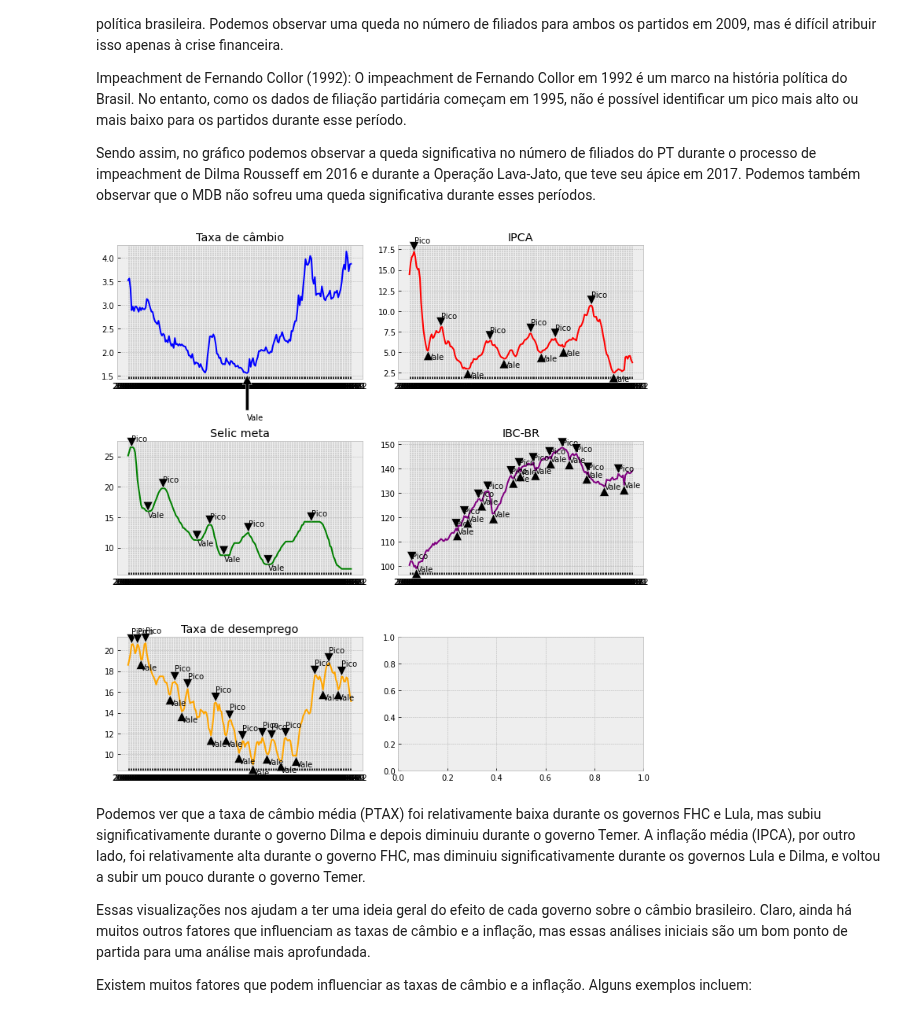
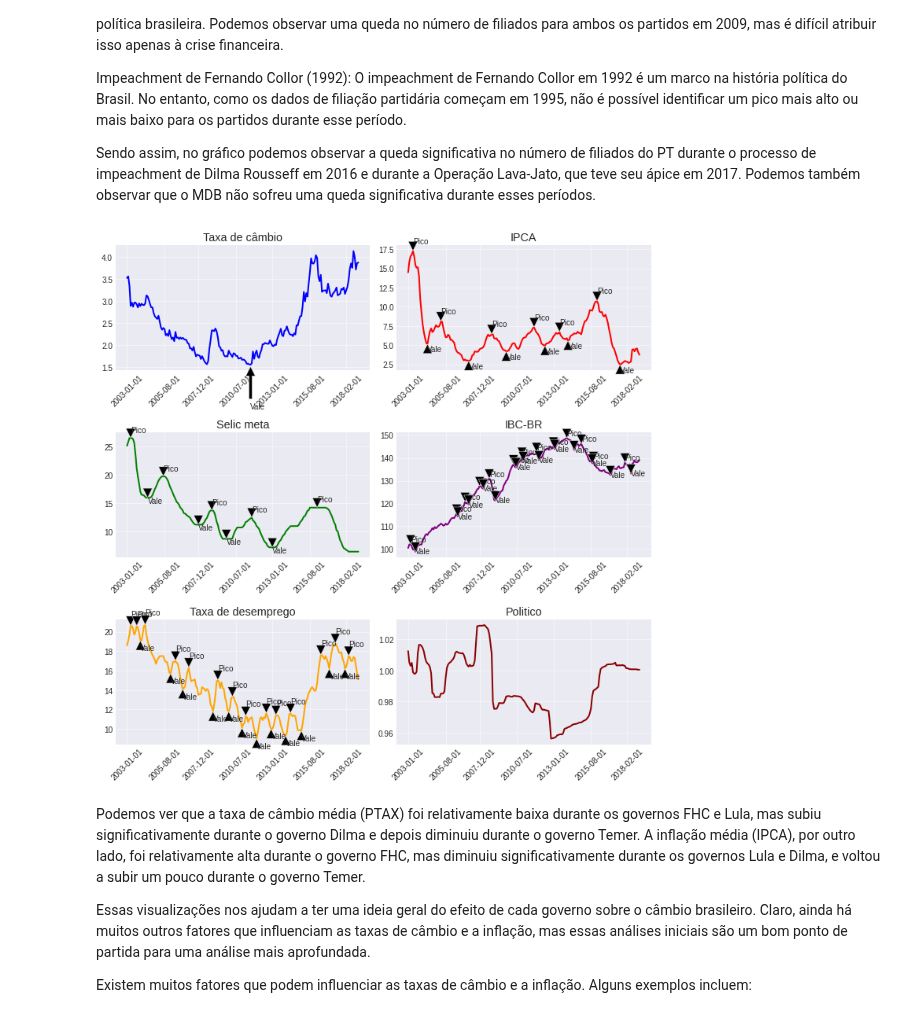
Before and after one commit to Leonardo-Dias-Up/Leonardo-Dias-Up, a Jupyter notebook: Economia_Brasileira_II.ipynb, the cells around one changed output. Saved outputs shown, nothing was run; the diff lists cells and outputs as text; code cells hidden in the pictures.

```diff
--- a/Economia_Brasileira_II.ipynb
+++ b/Economia_Brasileira_II.ipynb
@@ -26,9 +8,9 @@ Successfully installed ipeadatapy-0.1.9
 # %%
 import pandas as pd
 import numpy as np
-%matplotlib inline
 import matplotlib.pyplot as plt
 import matplotlib as mpl
+from matplotlib.dates import AutoDateLocator
 from scipy.signal import find_peaks
 from bcb import sgs
 from bcb import currency
@@ -42,7 +24,8 @@ from statsmodels.tsa.api import VAR
 from google.colab import auth
 from google.cloud import bigquery
 from google.oauth2 import service_account
-mpl.style.use('bmh')
+from sklearn.preprocessing import MinMaxScaler
+plt.style.use('seaborn-darkgrid')
 # %% [markdown]
 
 > Para analisar o efeito de cada governo do período mencionado sobre o câmbio brasileiro, podemos começar coletando e tratando os dados de duas séries temporais principais: a taxa de câmbio nominal (PTAX) e a taxa de câmbio real (IPCA).
@@ -121,10 +113,14 @@ df['partic_rel_sqr_PT'] = df['partic_rel_PT'] ** 2
 partic_acum_MDB = df['partic_acum_MDB']
 partic_acum_PT = df['partic_acum_PT']
 S = partic_acum_MDB.iloc[-1] + partic_acum_PT.iloc[-1]
-df['gini'] = 1 - (2*(df['partic_rel_MDB']*partic_acum_PT + df['partic_rel_sqr_MDB']*partic_acum_PT + df['partic_rel_PT']*partic_acum_MDB + df['partic_rel_sqr_PT']*partic_acum_MDB).cumsum() + (partic_acum_PT - partic_acum_MDB)*S) / S**2
+df['politico'] = 1 - (2*(df['partic_rel_MDB']*partic_acum_PT + df['partic_rel_sqr_MDB']*partic_acum_PT + df['partic_rel_PT']*partic_acum_MDB + df['partic_rel_sqr_PT']*partic_acum_MDB).cumsum() + (partic_acum_PT - partic_acum_MDB)*S) / S**2
 
-## Transforma as datas em objetos do tipo datetime
+# Transforma as datas em objetos do tipo datetime
 df.index = pd.to_datetime(df.index)
-total_filiados_por_partido = df
-total_filiados_por_partido.head()
+df_index = df.index.strftime('%Y-%m')
+total_partido = df
+total_partido = total_partido.reset_index()
+total_partido = total_partido.rename(columns={'index':'mes_ano'})
+total_partido['mes_ano'] = pd.to_datetime(total_partido['mes_ano']).dt.to_period('M')
+total_partido.head()
 # %% [output]
@@ -184,0 +133,13 @@ Index(['ptax', 'ipca', 'selic_meta', 'ibc', 'MDB', 'PT', 'total_filiados',
+# %%
+# Merge demais dataframes
+dados_economicos = ptax.merge(ipca, on='mes_ano').merge(selic_meta, on='mes_ano').merge(ibc, on='mes_ano').merge(desemprego, on='mes_ano').merge(total_partido, on='mes_ano')
+dados_economicos = dados_economicos.set_index('mes_ano')
+dados_economicos['politico'] = dados_economicos['politico'].astype(float)
+
+# Cria variáveis dummy para cada período governamental
+dados_economicos['lula'] = np.where((dados_economicos.index >= '2003-01') & (dados_economicos.index <= '2010-12'), 1, 0)
+dados_economicos['dilma'] = np.where((dados_economicos.index >= '2011-01') & (dados_economicos.index <= '2014-12'), 1, 0)
+dados_economicos['temer'] = np.where((dados_economicos.index >= '2018-12'), 1, 0)
+
+dados_economicos.index = dados_economicos.index.to_timestamp(freq='M').strftime('%Y-%m-01')
+dados_economicos[['lula', 'dilma', 'temer', 'ptax', 'ipca', 'selic_meta', 'ibc', 'desemprego', 'politico']].head()
@@ -317,43 +349,49 @@ Impeachment de Fernando Collor (1992): O impeachment de Fernando Collor em 1992
 Sendo assim, no gráfico podemos observar a queda significativa no número de filiados do PT durante o processo de impeachment de Dilma Rousseff em 2016 e durante a Operação Lava-Jato, que teve seu ápice em 2017. Podemos também observar que o MDB não sofreu uma queda significativa durante esses períodos.
 # %%
 # Define as variáveis a serem plotadas
-vars = ['ptax', 'ipca', 'selic_meta', 'ibc', 'desemprego']
+vars = ['ptax', 'ipca', 'selic_meta', 'ibc', 'desemprego', 'politico']
 
 # Define os nomes das variáveis a serem plotadas
-names = ['Taxa de câmbio', 'IPCA', 'Selic meta', 'IBC-BR', 'Taxa de desemprego']
+names = ['Taxa de câmbio', 'IPCA', 'Selic meta', 'IBC-BR', 'Taxa de desemprego', 'Politico']
 
 # Define as cores dos plots
-colors = ['blue', 'red', 'green', 'purple', 'orange']
+colors = ['blue', 'red', 'green', 'purple', 'orange','darkred']
 
 # Define a figura para plotagem
 fig, axs = plt.subplots(3, 2, figsize=(10, 10))
 
 # Cria um array unidimensional dos subplots
 axs = axs.ravel()
 
 # Faz um loop pelos subplots
 for i, ax in enumerate(axs):
     # Verifica se já percorreu todas as variáveis
     if i < len(vars):
         # Plota a série temporal
         ax.plot(dados_economicos[vars[i]], color=colors[i])
         ax.set_title(names[i])
 
+        # Configura o eixo x com a classe AutoDateLocator
+        ax.xaxis.set_major_locator(AutoDateLocator())
+
+        # Rotaciona os ticks do eixo x em 45 graus
+        ax.tick_params(axis='x', rotation=45)
+
         # Encontra os picos e vales
         peaks, _ = find_peaks(dados_economicos[vars[i]], prominence=1)
         valleys, _ = find_peaks(-dados_economicos[vars[i]], prominence=1)
 
         # Adiciona anotações nos picos e vales
         for peak in peaks:
             ax.annotate('Pico', xy=(peak, dados_economicos[vars[i]][peak]), xytext=(peak, dados_economicos[vars[i]][peak] + 1), arrowprops=dict(facecolor='black', shrink=0.05))
         for valley in valleys:
             ax.annotate('Vale', xy=(valley, dados_economicos[vars[i]][valley]), xytext=(valley, dados_economicos[vars[i]][valley] - 1), arrowprops=dict(facecolor='black', shrink=0.05))
 
 # Ajusta o layout dos subplots e exibe o gráfico
 plt.tight_layout()
 plt.show()
 # %% [output]
-[figure, old version]
+[figure, new version]
 # %% [markdown]
 Podemos ver que a taxa de câmbio média (PTAX) foi relativamente baixa durante os governos FHC e Lula, mas subiu significativamente durante o governo Dilma e depois diminuiu durante o governo Temer. A inflação média (IPCA), por outro lado, foi relativamente alta durante o governo FHC, mas diminuiu significativamente durante os governos Lula e Dilma, e voltou a subir um pouco durante o governo Temer.
 
```
Also changed, not shown: parts of 13 cells of this notebook.
